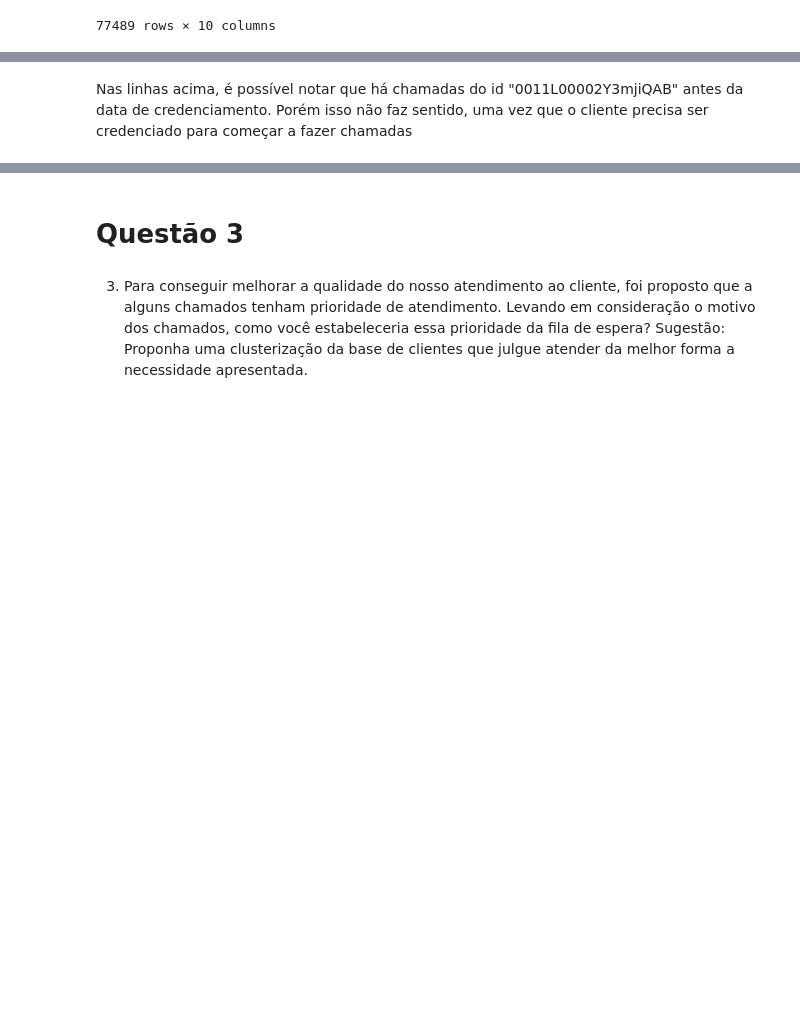
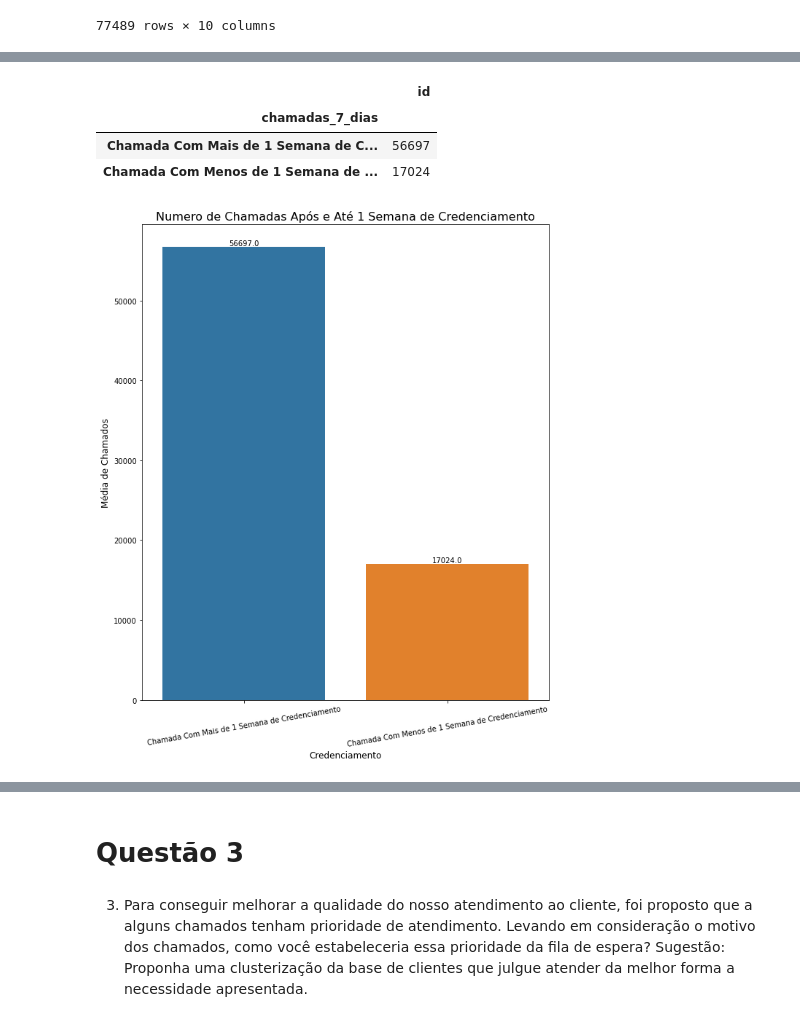
Before and after one commit to rafajovelho/Case3, a Jupyter notebook: Caso_TON.ipynb, the cells around one changed output, grey strips where cells are left out. Saved outputs shown, nothing was run; the diff lists cells and outputs as text; code cells hidden in the pictures; blank space fills up the shorter version.

```diff
--- a/Caso_TON.ipynb
+++ b/Caso_TON.ipynb
@@ -896,9 +862,7 @@ q2
 # Talvez seja melhor criar uma coluna binária que indique se a chamada foi feita antes ou dps de um mês de credenciamento (1 -> chamadas de clientes recém credenciados , 0 -> chamados de clientes credenciados a mais de 1 mês)
 # df3['chamadas_primeiro_mes'] = np.where((df3['data'] - df3['data_cred'] < np.timedelta64(1, 'M')), 1, 0)
 # %%
-# Estou Criando uma nova coluna 'chamadas_primeiro_mes' para identificar se a chamada for feita logo após o credenciamento do cliente ou não
-df3['chamadas_primeiro_mes'] = np.where((df3['data'] < df3['data_cred']), 'Chamadada Sem Credenciamento',
-                                np.where((df3['data'] - df3['data_cred'] < np.timedelta64(1, 'M')), 'Chamada Com Menos de 1 Mês de Credenciamento' ,
-                                np.where((df3['data'] - df3['data_cred'] > np.timedelta64(1, 'M')), 'Chamada Com Mais de 1 Mês de Credenciamento', np.nan)))
-
-df3.chamadas_primeiro_mes.value_counts()
+# Estou Criando uma nova coluna 'chamadas_7_dias' para identificar se a chamada for feita logo após o credenciamento do cliente ou não
+df3['chamadas_7_dias'] = np.where((df3['data'] < df3['data_cred']), 'Chamadada Sem Credenciamento',
+                                np.where((df3['data'] - df3['data_cred'] <= np.timedelta64(7, 'D')), 'Chamada Com Menos de 1 Semana de Credenciamento' ,
+                                np.where((df3['data'] - df3['data_cred'] >= np.timedelta64(7, 'D')), 'Chamada Com Mais de 1 Semana de Credenciamento', np.nan)))
@@ -905,3 +885,4 @@ df3.chamadas_primeiro_mes.value_counts()
 # %%
 # Aqui já podemos ver que as chamadas do primeiro mês representam mais da metade do restante das chamadas
-df3.groupby(['chamadas_primeiro_mes']).agg({'id': 'count'})
+q2 = df3.groupby(['chamadas_7_dias']).agg({'id': 'count'})
+q2
@@ -919,2 +894,0 @@ df2[(df2.id_conta == '0011L00002Y3mjiQAB')]
-# %% [markdown]
-Nas linhas acima, é possível notar que há chamadas do id "0011L00002Y3mjiQAB" antes da data de credenciamento. Porém isso não faz sentido, uma vez que o cliente precisa ser credenciado para começar a fazer chamadas
@@ -928,0 +895,25 @@ df4.groupby(['chamadas_primeiro_mes']).agg({'id': 'count'})
+# %%
+# Irei remover as chamadas Sem Credenciamento para fins de análise
+q2 = q2.iloc[0:2]
+q2
+# %% [output]
+|  | id |
+| chamadas_7_dias |  |
+| Chamada Com Mais de 1 Semana de C... | 56697 |
+| Chamada Com Menos de 1 Semana de ... | 17024 |
+# %%
+# Plot
+plt.figure(figsize=(10,12))
+
+ax = sns.barplot(x = q2.index , y = q2['id'])
+plt.title('Numero de Chamadas Após e Até 1 Semana de Credenciamento', fontdict={'fontsize':16})
+plt.xlabel('Credenciamento', fontdict = {'fontsize': 12})
+plt.xticks(rotation=10)
+plt.ylabel('Média de Chamados', fontdict = {'fontsize': 12})
+
+for p in ax.patches:
+    ax.text(p.get_x() + p.get_width()/2, p.get_height()+ 200, round(p.get_height(), 2), horizontalalignment='center')
+
+plt.show()
+# %% [output]
+[figure, added]
```
Also changed, not shown: parts of 29 cells of this notebook.
